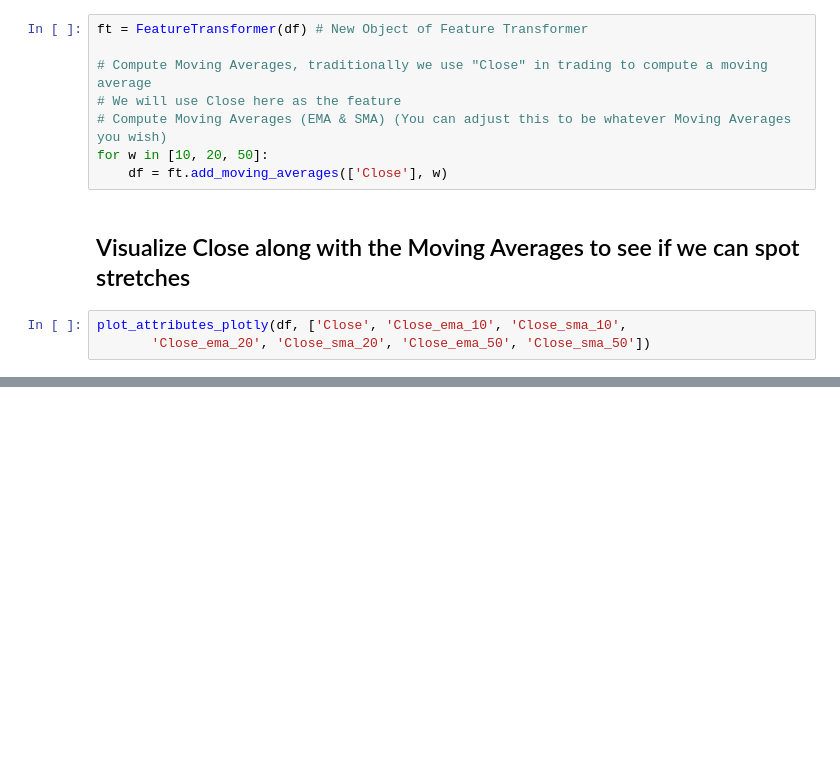
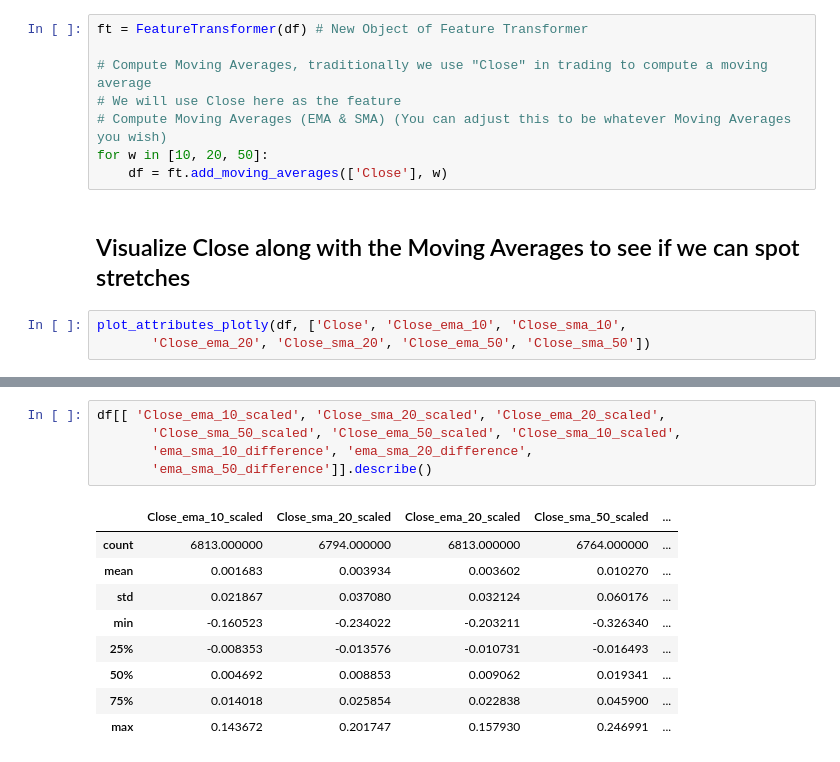
Before and after one commit to garysinghtrading-dot/quant_finance_cpp, a Jupyter notebook: anomaly_detection/main.ipynb, the cells around one changed output, grey strips where cells are left out. Drawn from its saved outputs; the diff is of its cells as text; blank space fills up the shorter version.

```diff
--- a/anomaly_detection/main.ipynb
+++ b/anomaly_detection/main.ipynb
@@ -79,0 +212,15 @@ plot_attributes_plotly(df, ['Close', 'Close_ema_10', 'Close_sma_10',
+# %%
+df[[ 'Close_ema_10_scaled', 'Close_sma_20_scaled', 'Close_ema_20_scaled',
+       'Close_sma_50_scaled', 'Close_ema_50_scaled', 'Close_sma_10_scaled',
+       'ema_sma_10_difference', 'ema_sma_20_difference',
+       'ema_sma_50_difference']].describe()
+# %% [output]
+|  | Close_ema_10_scaled | Close_sma_20_scaled | Close_ema_20_scaled | Close_sma_50_scaled | ... |
+| count | 6813.000000 | 6794.000000 | 6813.000000 | 6764.000000 | ... |
+| mean | 0.001683 | 0.003934 | 0.003602 | 0.010270 | ... |
+| std | 0.021867 | 0.037080 | 0.032124 | 0.060176 | ... |
+| min | -0.160523 | -0.234022 | -0.203211 | -0.326340 | ... |
+| 25% | -0.008353 | -0.013576 | -0.010731 | -0.016493 | ... |
+| 50% | 0.004692 | 0.008853 | 0.009062 | 0.019341 | ... |
+| 75% | 0.014018 | 0.025854 | 0.022838 | 0.045900 | ... |
+| max | 0.143672 | 0.201747 | 0.157930 | 0.246991 | ... |
```
Also changed, not shown: parts of 15 cells of this notebook, 2 other files.
